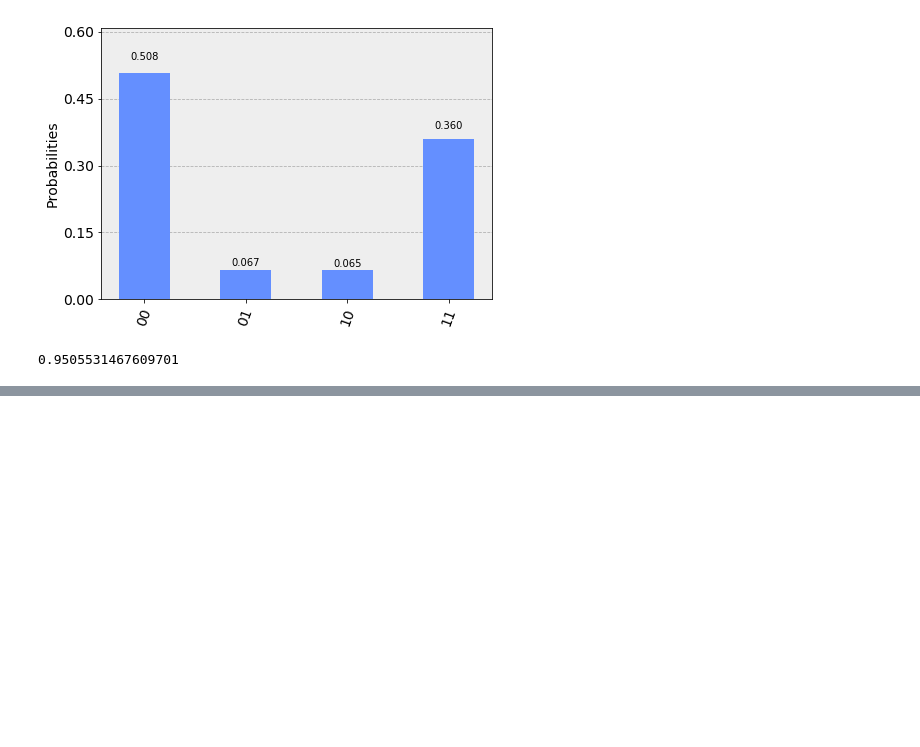
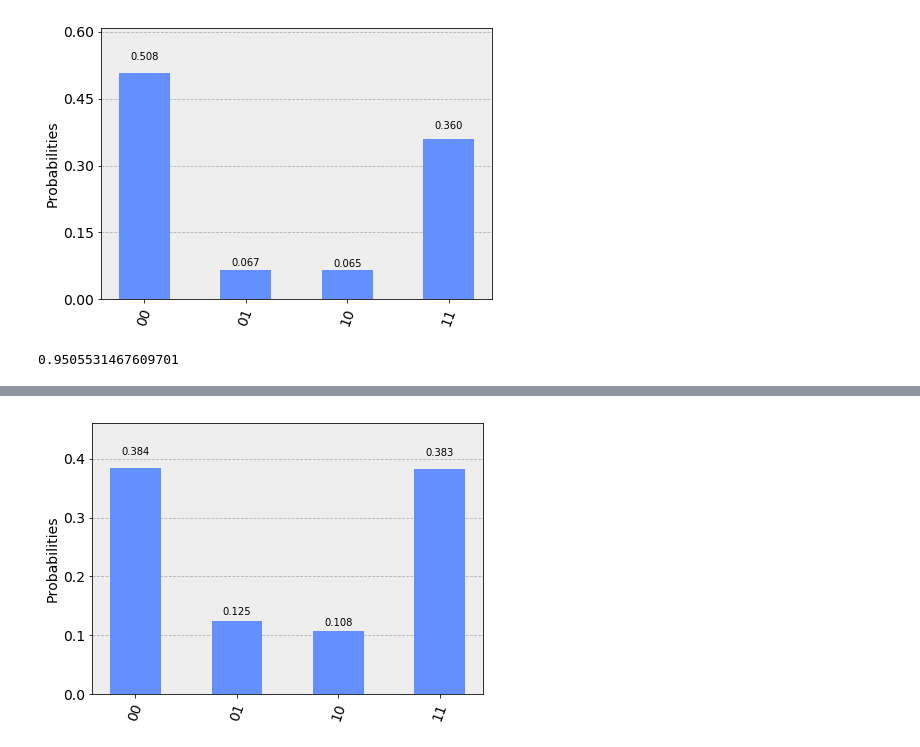
Before and after one commit to JordanovSJ/qiskit, a Jupyter notebook: fidelity_measures/fidelity_measures.ipynb, the cells around one changed output, grey strips where cells are left out. Cells and saved outputs as stored; diff of their text form; code cells hidden in the pictures; blank space fills up the shorter version.

```diff
--- a/fidelity_measures/fidelity_measures.ipynb
+++ b/fidelity_measures/fidelity_measures.ipynb
@@ -124,0 +136,7 @@ state_fidelity(desired_vector,qc_state)
+# %%
+# plotting n=2, wait =32
+counts = {'10': 886, '01': 1022, '00': 3148, '11': 3136}
+
+plot_histogram(counts)
+# %% [output]
+[figure, added]
```
Also changed, not shown: parts of 8 cells of this notebook, 9 other files.
